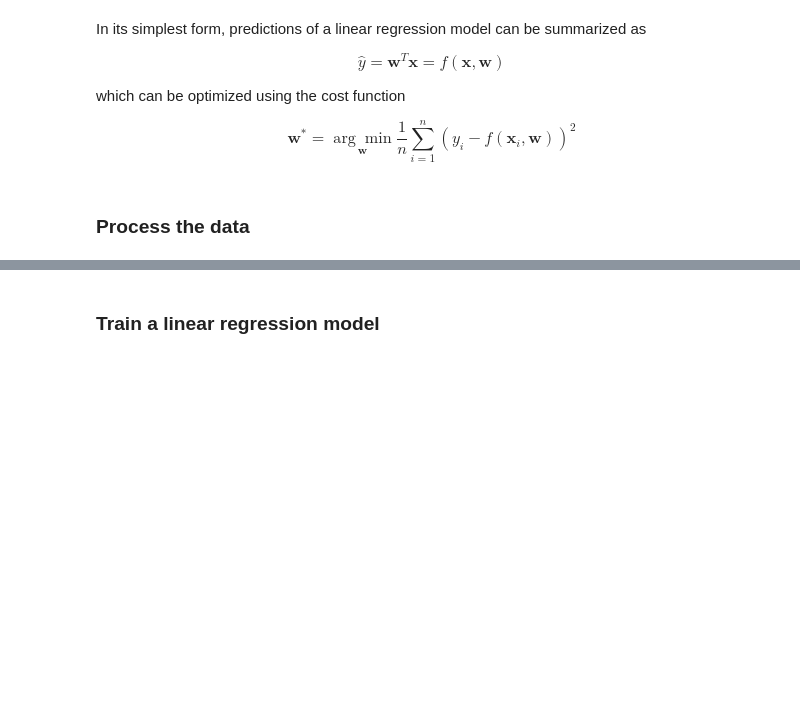
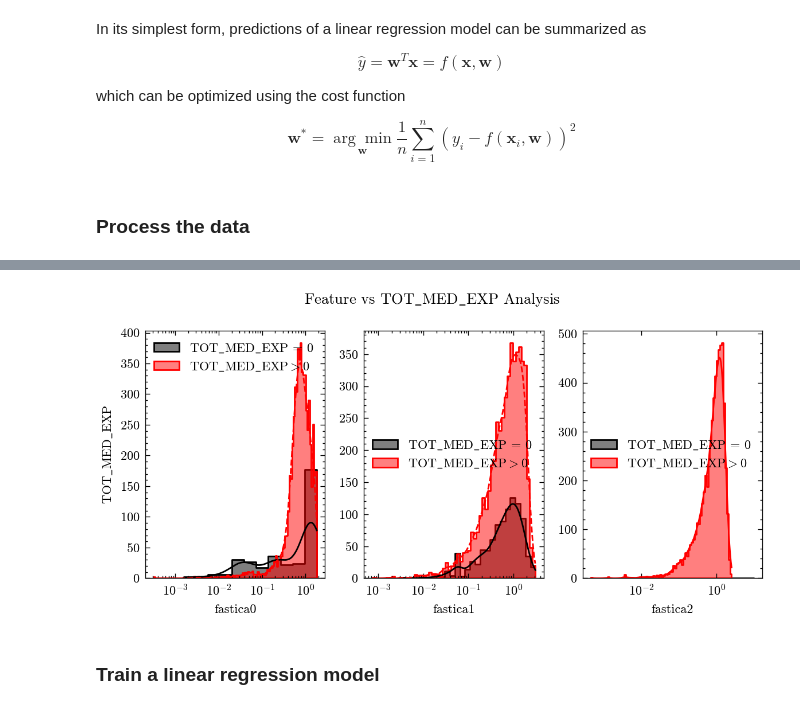
Before and after one commit to CamiloMartinezM/ml-healthcare-project, a Jupyter notebook: main.ipynb, the cells around one changed output, grey strips where cells are left out. Drawn from its saved outputs; the diff is of its cells as text; code cells hidden in the pictures; blank space fills up the shorter version.

```diff
--- a/main.ipynb
+++ b/main.ipynb
@@ -461,0 +646,14 @@ X_test_reg shape: (2493, 412)
+# %%
+X_is_0_clf_transformed = clf[:-1].transform(X_is_0_clf)
+X_is_0_clf_transformed[REG_TARGET] = y_is_0_clf
+
+plots.plot_features_vs_target(
+    X_is_0_clf_transformed,
+    REG_TARGET,
+    style=PAPER_STYLE,
+    is_categorical=True,
+    categorical_legend={1: "TOT_MED_EXP = 0", 0: r"TOT_MED_EXP$>$0"},
+    figsize=(6, 3),
+    x_log_scale=True,
+)
+# %% [output]
@@ -462,2 +661,3 @@ X_test_reg shape: (2493, 412)
+[figure, added]
 # %% [markdown]
 ### Train a linear regression model
```
Also changed, not shown: parts of 20 cells of this notebook, 10 other files.
